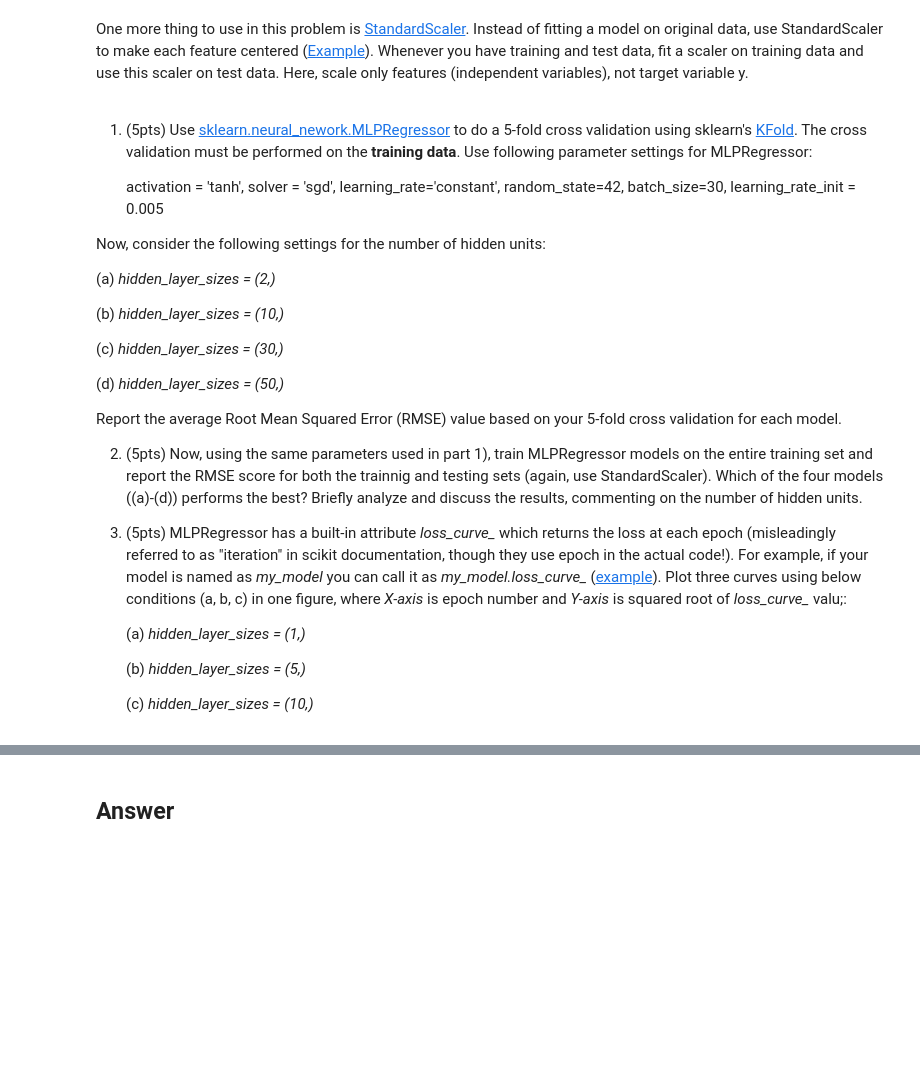
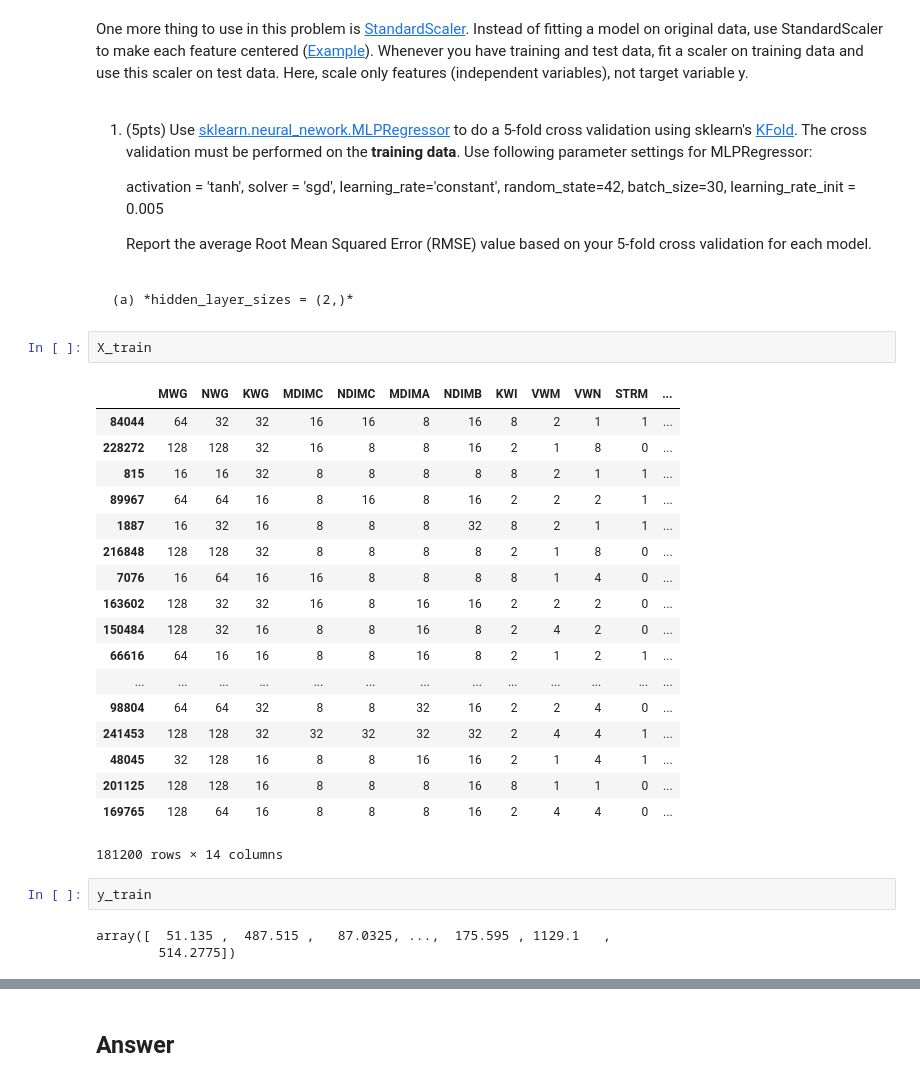
Before and after one commit to jsigee87/data_science_principles, a Jupyter notebook: hw3/HW3.ipynb, the cells around one changed output, grey strips where cells are left out. Saved outputs shown, nothing was run; the diff lists cells and outputs as text; blank space fills up the shorter version.

```diff
--- a/hw3/HW3.ipynb
+++ b/hw3/HW3.ipynb
@@ -544,26 +542,32 @@ One more thing to use in this problem is [StandardScaler](http://scikit-learn.or
     activation = 'tanh', solver = 'sgd', learning_rate='constant', random_state=42,
     batch_size=30, learning_rate_init = 0.005
 
-Now, consider the following settings for the number of hidden units:
-
-   (a) *hidden_layer_sizes = (2,)*
-
-   (b) *hidden_layer_sizes = (10,)*
-
-   (c) *hidden_layer_sizes = (30,)*
-
-   (d) *hidden_layer_sizes = (50,)*
-
    Report the average Root Mean Squared Error (RMSE) value based on your 5-fold cross validation for each model.
-
-
-2) (5pts) Now, using the same parameters used in part 1), train MLPRegressor models on the entire training set and report the RMSE score for both the trainnig and testing sets (again, use StandardScaler). Which of the four models ((a)-(d)) performs the best? Briefly analyze and discuss the results, commenting on the number of hidden units.
-
-
-3) (5pts) MLPRegressor has a built-in attribute *loss\_curve\_* which returns the loss at each epoch (misleadingly referred to as "iteration" in scikit documentation, though they use epoch in the actual code!). For example, if your model is named as *my_model* you can call it as *my\_model.loss\_curve\_* ([example](http://scikit-learn.org/stable/auto_examples/neural_networks/plot_mlp_training_curves.html#sphx-glr-auto-examples-neural-networks-plot-mlp-training-curves-py)). Plot three curves using below conditions (a, b, c) in one figure, where *X-axis* is epoch  number and *Y-axis* is squared root of *loss\_curve\_* valu;:
-
-   (a) *hidden_layer_sizes = (1,)*
-
-   (b) *hidden_layer_sizes = (5,)*
-
-   (c) *hidden_layer_sizes = (10,)*
+# %% [markdown]
+    (a) *hidden_layer_sizes = (2,)*
+# %%
+X_train
+# %% [output]
+|  | MWG | NWG | KWG | MDIMC | NDIMC | MDIMA | NDIMB | KWI | VWM | VWN | STRM | ... |
+| 84044 | 64 | 32 | 32 | 16 | 16 | 8 | 16 | 8 | 2 | 1 | 1 | ... |
+| 228272 | 128 | 128 | 32 | 16 | 8 | 8 | 16 | 2 | 1 | 8 | 0 | ... |
+| 815 | 16 | 16 | 32 | 8 | 8 | 8 | 8 | 8 | 2 | 1 | 1 | ... |
+| 89967 | 64 | 64 | 16 | 8 | 16 | 8 | 16 | 2 | 2 | 2 | 1 | ... |
+| 1887 | 16 | 32 | 16 | 8 | 8 | 8 | 32 | 8 | 2 | 1 | 1 | ... |
+| 216848 | 128 | 128 | 32 | 8 | 8 | 8 | 8 | 2 | 1 | 8 | 0 | ... |
+| 7076 | 16 | 64 | 16 | 16 | 8 | 8 | 8 | 8 | 1 | 4 | 0 | ... |
+| 163602 | 128 | 32 | 32 | 16 | 8 | 16 | 16 | 2 | 2 | 2 | 0 | ... |
+| 150484 | 128 | 32 | 16 | 8 | 8 | 16 | 8 | 2 | 4 | 2 | 0 | ... |
+| 66616 | 64 | 16 | 16 | 8 | 8 | 16 | 8 | 2 | 1 | 2 | 1 | ... |
+| ... | ... | ... | ... | ... | ... | ... | ... | ... | ... | ... | ... | ... |
+| 98804 | 64 | 64 | 32 | 8 | 8 | 32 | 16 | 2 | 2 | 4 | 0 | ... |
+| 241453 | 128 | 128 | 32 | 32 | 32 | 32 | 32 | 2 | 4 | 4 | 1 | ... |
+| 48045 | 32 | 128 | 16 | 8 | 8 | 16 | 16 | 2 | 1 | 4 | 1 | ... |
+| 201125 | 128 | 128 | 16 | 8 | 8 | 8 | 16 | 8 | 1 | 1 | 0 | ... |
+| 169765 | 128 | 64 | 16 | 8 | 8 | 8 | 16 | 2 | 4 | 4 | 0 | ... |
+181200 rows × 14 columns
+# %%
+y_train
+# %% [output]
+array([  51.135 ,  487.515 ,   87.0325, ...,  175.595 , 1129.1   ,
+        514.2775])
```
Also changed, not shown: parts of 7 cells of this notebook.
